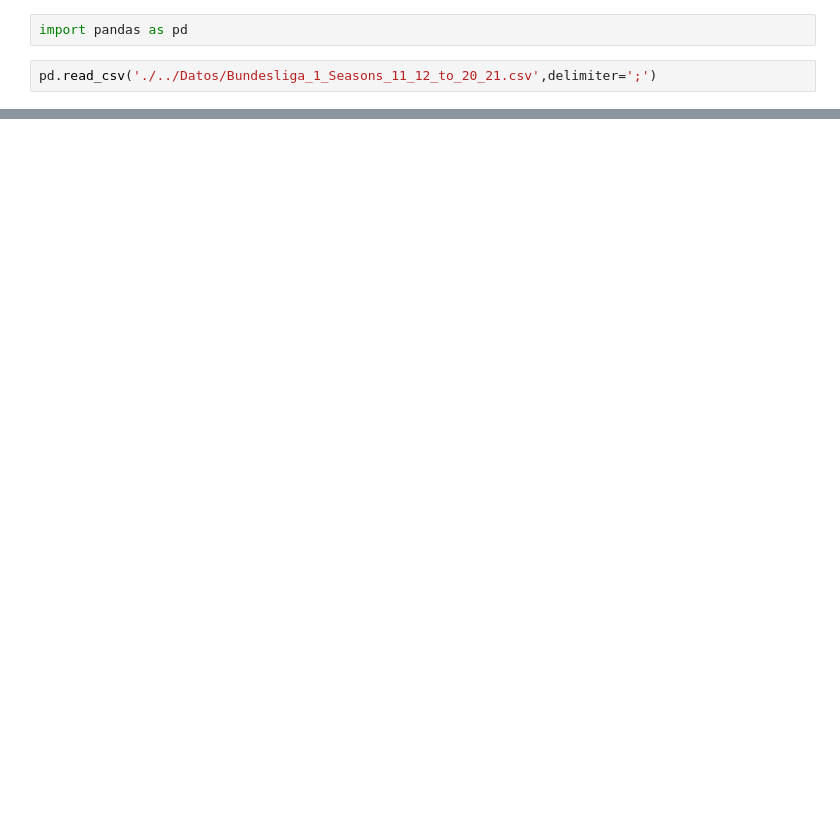
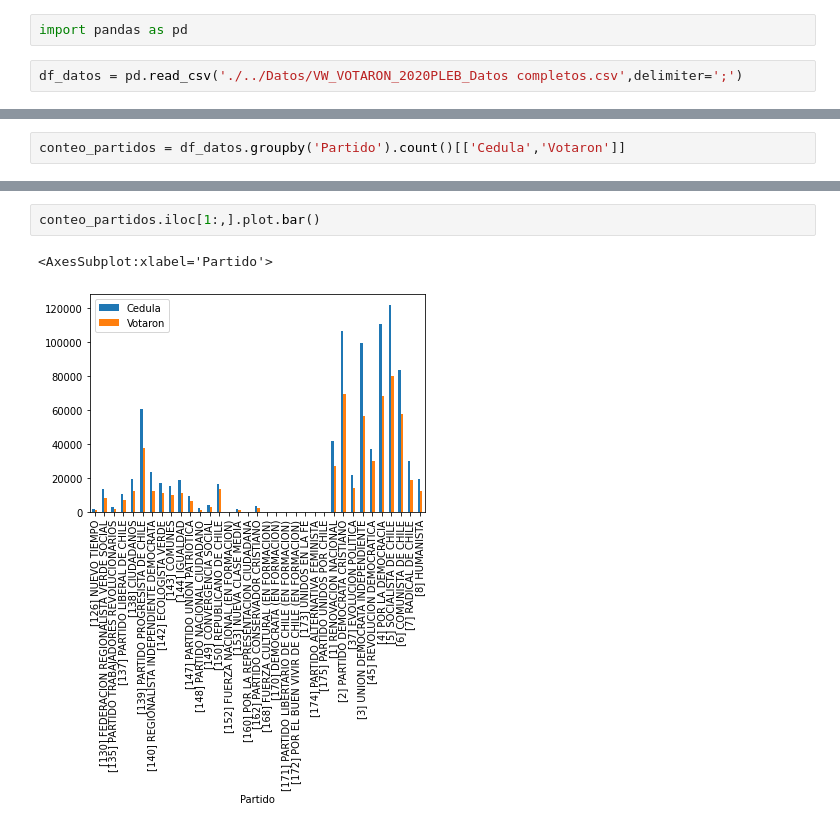
Before and after one commit to framirezv/proyecto-portafolio, a Jupyter notebook: notebooks/analisis_inicial.ipynb, the cells around one changed output, grey strips where cells are left out. Cells and saved outputs as stored; diff of their text form; blank space fills up the shorter version.

Commit message:
carga de datos resumen

```diff
--- a/notebooks/analisis_inicial.ipynb
+++ b/notebooks/analisis_inicial.ipynb
@@ -1,4 +1,4 @@
 # %%
 import pandas as pd
 # %%
-pd.read_csv('./../Datos/Bundesliga_1_Seasons_11_12_to_20_21.csv',delimiter=';')
+df_datos = pd.read_csv('./../Datos/VW_VOTARON_2020PLEB_Datos completos.csv',delimiter=';')
@@ -18,0 +35,2 @@ pd.read_csv('./../Datos/Bundesliga_1_Seasons_11_12_to_20_21.csv',delimiter=';')
+# %%
+conteo_partidos = df_datos.groupby('Partido').count()[['Cedula','Votaron']]
@@ -18,0 +58,5 @@ pd.read_csv('./../Datos/Bundesliga_1_Seasons_11_12_to_20_21.csv',delimiter=';')
+# %%
+conteo_partidos.iloc[1:,].plot.bar()
+# %% [output]
+<AxesSubplot:xlabel='Partido'>
+[figure, added]
```
Also changed, not shown: parts of 18 cells of this notebook, 2 other files.
